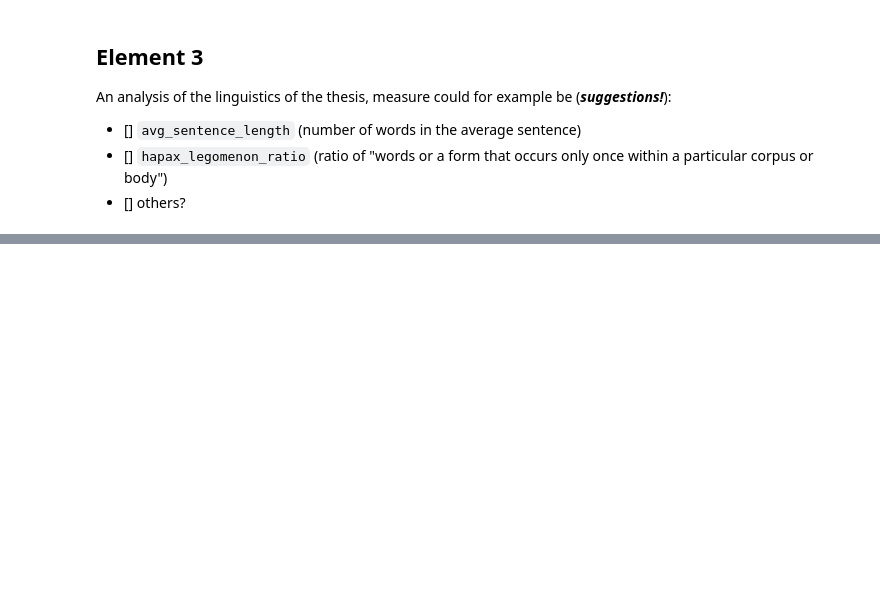
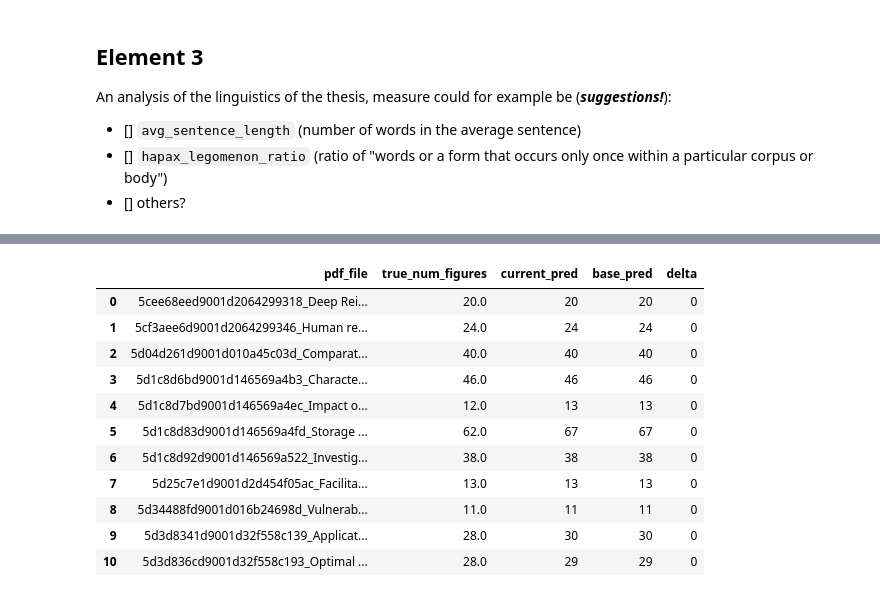
Before and after one commit to OliverKviat/Thesis_OCR, a Jupyter notebook: exstraction_more_from_pdf/thesis_stats_extractor.ipynb, the cells around one changed output, grey strips where cells are left out. Cells and saved outputs as stored; diff of their text form; code cells hidden in the pictures; blank space fills up the shorter version.

```diff
--- a/exstraction_more_from_pdf/thesis_stats_extractor.ipynb
+++ b/exstraction_more_from_pdf/thesis_stats_extractor.ipynb
@@ -787,0 +1086,75 @@ print("within_10pct:", pct_error <= 10)
+# %%
+# ==== FIGURES DIAGNOSTICS: current production vs git-base ====
+import json
+import re
+import subprocess
+from pathlib import Path
+
+import fitz
+import pandas as pd
+
+current_nb = json.loads(Path("thesis_stats_extractor.ipynb").read_text())
+base_nb = json.loads(
+    subprocess.check_output(
+        ["git", "show", "HEAD:exstraction_more_from_pdf/thesis_stats_extractor.ipynb"],
+        text=True,
+    )
+)
+
+cur_src = None
+base_src = None
+for cell in current_nb.get("cells", []):
+    if cell.get("cell_type") != "code":
+        continue
+    src = "\n".join(cell.get("source", []))
+    if "def _create_extractor(metric_config: dict):" in src:
+        cur_src = src
+        break
+
+for cell in base_nb.get("cells", []):
+    if cell.get("cell_type") != "code":
+        continue
+    src = "\n".join(cell.get("source", []))
+    if "def extract_num_figures(" in src:
+        base_src = src
+        break
+
+if cur_src is None or base_src is None:
+    raise RuntimeError("Could not locate current/base num_figures source")
+
+ns_cur = {"re": re, "fitz": fitz}
+exec(cur_src, ns_cur)
+extract_cur = ns_cur["extract_num_figures"]
+
+ns_base = {"re": re, "fitz": fitz}
+exec(base_src, ns_base)
+extract_base = ns_base["extract_num_figures"]
+
+raw_root = Path("../Data/RAW_test")
+if not raw_root.exists():
+    raw_root = Path("Data/RAW_test")
+
+rows = []
+for _, row in validation[validation["num_figures"].notna()].iterrows():
+    file_name = str(row["pdf_file"]).strip()
+    pdf_path = raw_root / file_name
+    if not pdf_path.exists():
+        continue
+    cur = extract_cur(str(pdf_path), debug=False)
+    base = extract_base(str(pdf_path), debug=False)
+    rows.append(
+        {
+            "pdf_file": file_name,
+            "true_num_figures": row["num_figures"],
+            "current_pred": cur,
+            "base_pred": base,
+            "delta": cur - base,
+        }
+    )
+
+cmp_df = pd.DataFrame(rows)
+print("num_figures current vs git-base")
+print(f"- files checked: {len(cmp_df)}")
+print(f"- files with deltas: {int((cmp_df['delta'] != 0).sum())}")
+display(cmp_df.sort_values('delta', ascending=False))
+# %% [output]
@@ -787,0 +1164,12 @@ print("within_10pct:", pct_error <= 10)
+|  | pdf_file | true_num_figures | current_pred | base_pred | delta |
+| 0 | 5cee68eed9001d2064299318_Deep Rei... | 20.0 | 20 | 20 | 0 |
+| 1 | 5cf3aee6d9001d2064299346_Human re... | 24.0 | 24 | 24 | 0 |
+| 2 | 5d04d261d9001d010a45c03d_Comparat... | 40.0 | 40 | 40 | 0 |
+| 3 | 5d1c8d6bd9001d146569a4b3_Characte... | 46.0 | 46 | 46 | 0 |
+| 4 | 5d1c8d7bd9001d146569a4ec_Impact o... | 12.0 | 13 | 13 | 0 |
+| 5 | 5d1c8d83d9001d146569a4fd_Storage ... | 62.0 | 67 | 67 | 0 |
+| 6 | 5d1c8d92d9001d146569a522_Investig... | 38.0 | 38 | 38 | 0 |
+| 7 | 5d25c7e1d9001d2d454f05ac_Facilita... | 13.0 | 13 | 13 | 0 |
+| 8 | 5d34488fd9001d016b24698d_Vulnerab... | 11.0 | 11 | 11 | 0 |
+| 9 | 5d3d8341d9001d32f558c139_Applicat... | 28.0 | 30 | 30 | 0 |
+| 10 | 5d3d836cd9001d32f558c193_Optimal ... | 28.0 | 29 | 29 | 0 |
```
Also changed, not shown: parts of 30 cells of this notebook, 4 other files.
